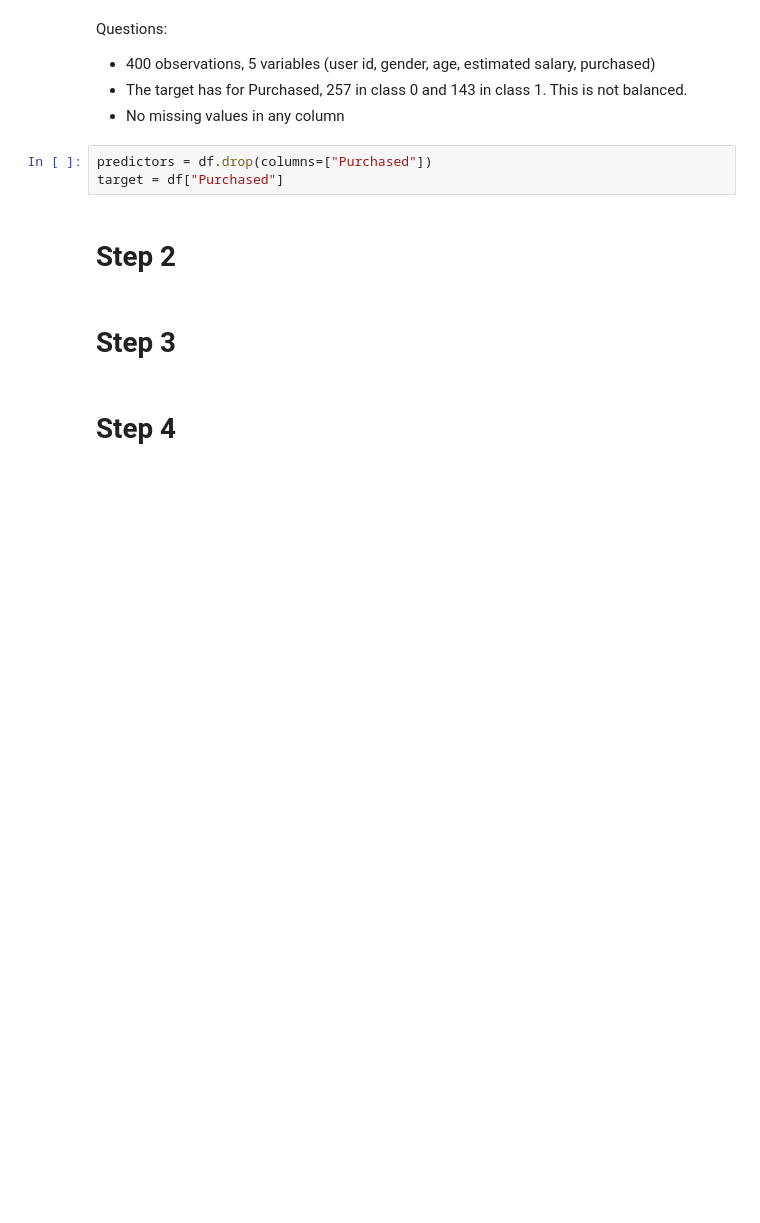
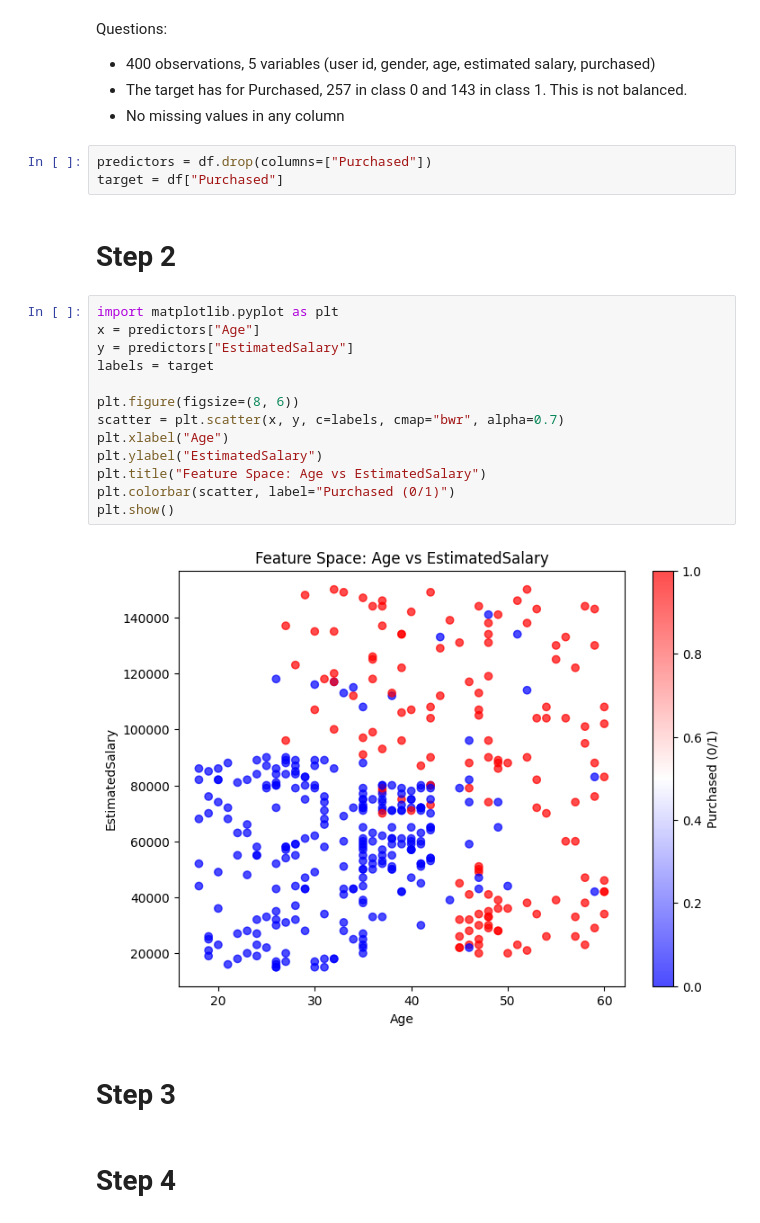
Before and after one commit to muneymo/Complementary-TP, a Jupyter notebook: TP2_Logistic_Regression.ipynb, the cells around one changed output. Drawn from its saved outputs; the diff is of its cells as text; blank space fills up the shorter version.

```diff
--- a/TP2_Logistic_Regression.ipynb
+++ b/TP2_Logistic_Regression.ipynb
@@ -36,6 +36,21 @@ predictors = df.drop(columns=["Purchased"])
 target = df["Purchased"]
 # %% [markdown]
 # Step 2
+# %%
+import matplotlib.pyplot as plt
+x = predictors["Age"]
+y = predictors["EstimatedSalary"]
+labels = target
+
+plt.figure(figsize=(8, 6))
+scatter = plt.scatter(x, y, c=labels, cmap="bwr", alpha=0.7)
+plt.xlabel("Age")
+plt.ylabel("EstimatedSalary")
+plt.title("Feature Space: Age vs EstimatedSalary")
+plt.colorbar(scatter, label="Purchased (0/1)")
+plt.show()
+# %% [output]
+[figure, added]
 # %% [markdown]
 # Step 3
 # %% [markdown]
```
